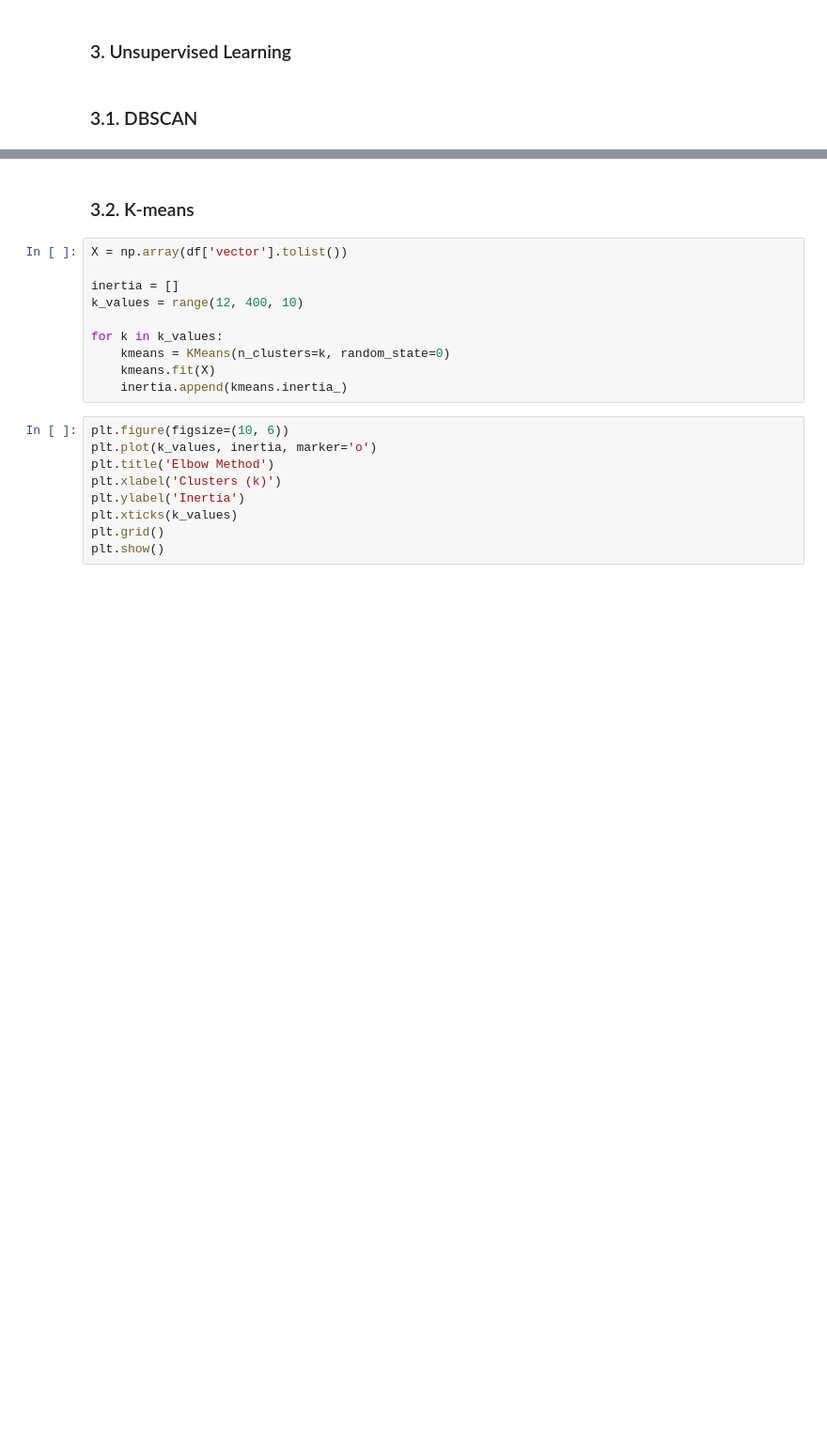
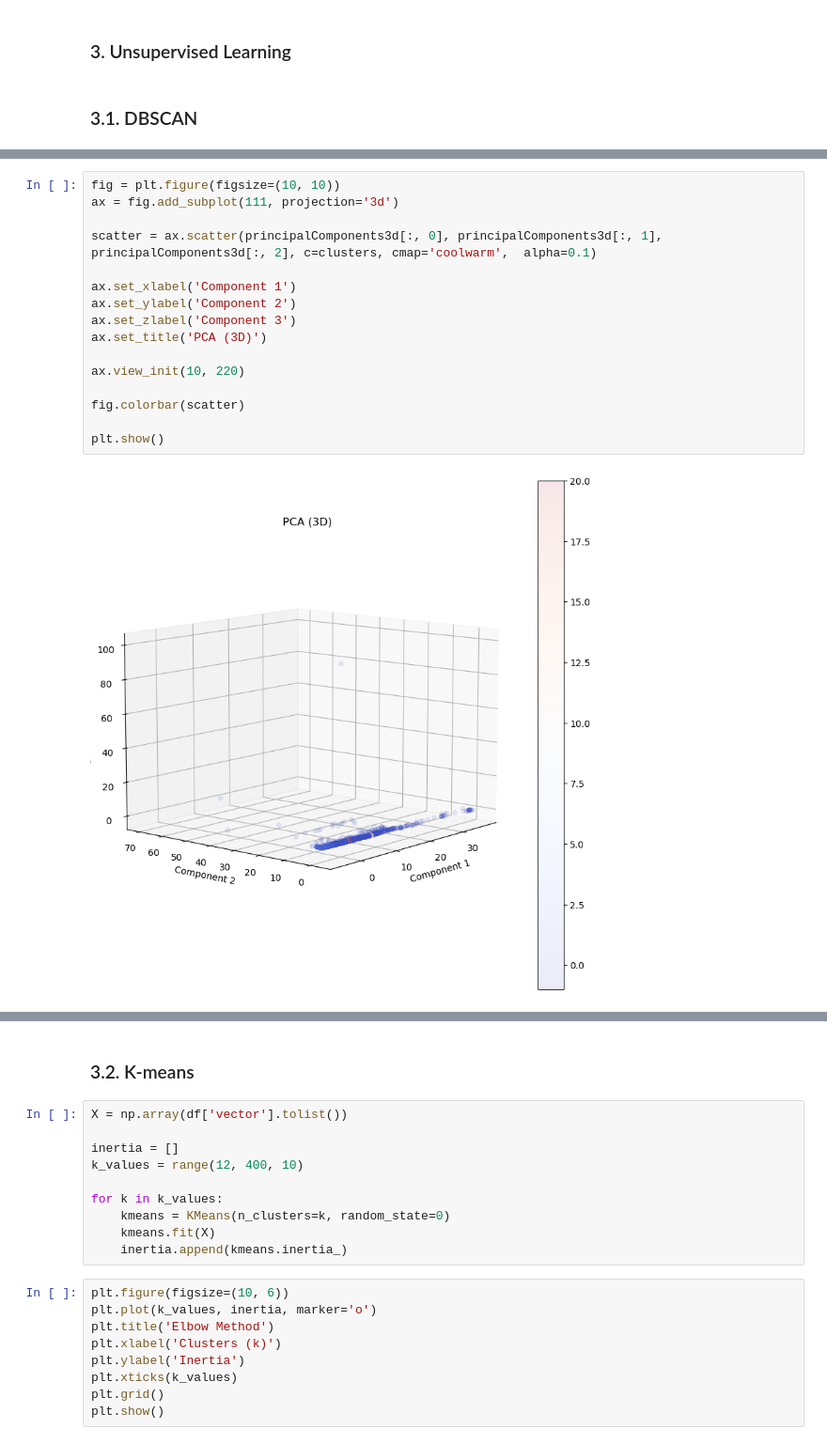
Before and after one commit to deepamino/proteinsClassification, a Jupyter notebook: pruebas.ipynb, the cells around one changed output, grey strips where cells are left out. Shown: that part at 94% size. Drawn from its saved outputs; the diff is of its cells as text; blank space fills up the shorter version.

```diff
--- a/pruebas.ipynb
+++ b/pruebas.ipynb
@@ -167,0 +168,18 @@ Clusters: 25
+# %%
+fig = plt.figure(figsize=(10, 10))
+ax = fig.add_subplot(111, projection='3d')
+
+scatter = ax.scatter(principalComponents3d[:, 0], principalComponents3d[:, 1], principalComponents3d[:, 2], c=clusters, cmap='coolwarm',  alpha=0.1)
+
+ax.set_xlabel('Component 1')
+ax.set_ylabel('Component 2')
+ax.set_zlabel('Component 3')
+ax.set_title('PCA (3D)')
+
+ax.view_init(10, 220)
+
+fig.colorbar(scatter)
+
+plt.show()
+# %% [output]
+[figure, added]
```
Also changed, not shown: parts of 20 cells of this notebook, 3 other files.
